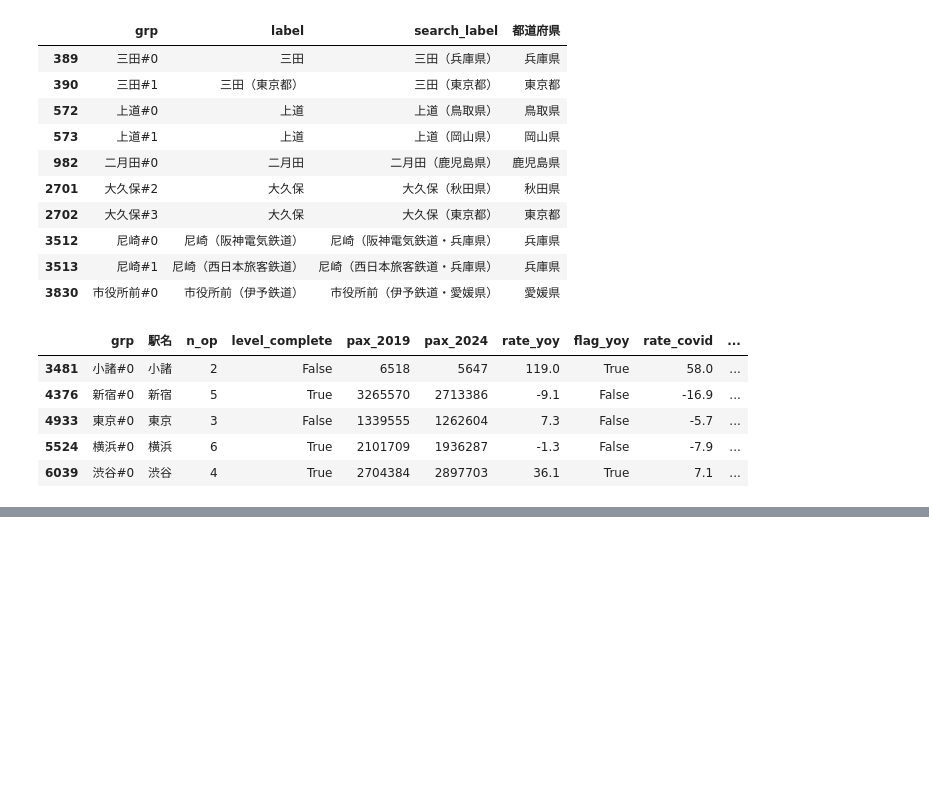
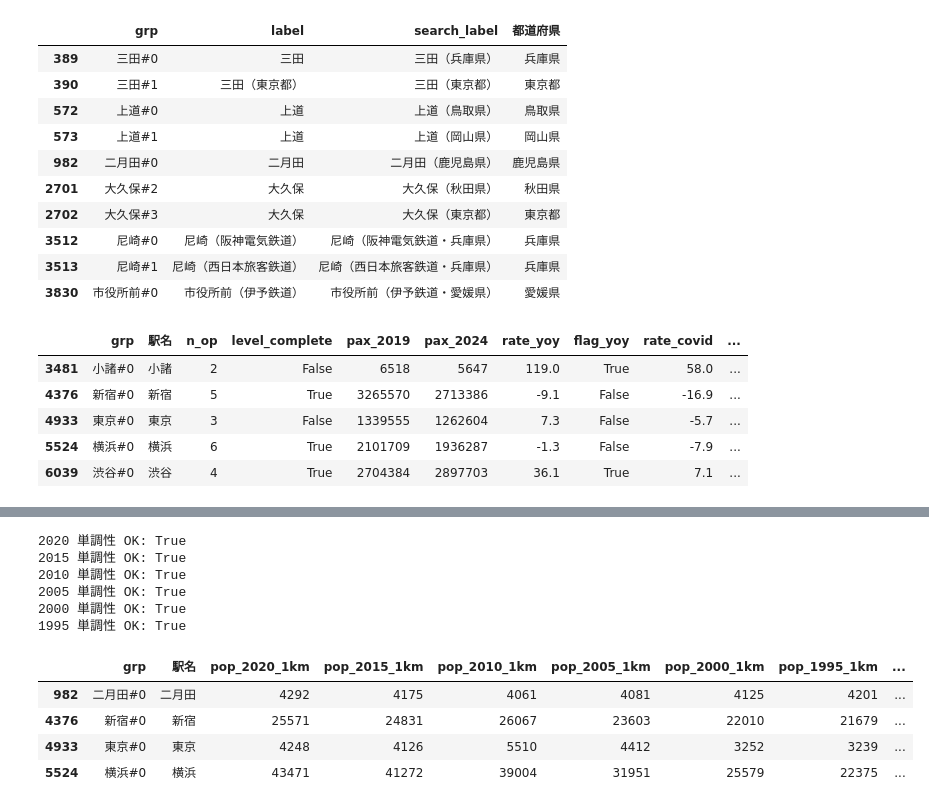
Before and after one commit to kusui26/ai-database-map, a Jupyter notebook: script/create_dataset_for_AI_Database_Map.ipynb, the cells around one changed output, grey strips where cells are left out. Cells and saved outputs as stored; diff of their text form; code cells hidden in the pictures; blank space fills up the shorter version.

```diff
--- a/script/create_dataset_for_AI_Database_Map.ipynb
+++ b/script/create_dataset_for_AI_Database_Map.ipynb
@@ -549,0 +538,28 @@ station_group[station_group["grp"].isin(["東京#0","新宿#0","渋谷#0","横
+# %%
+# 年ごとにメッシュ人口を算出 → pop_{year}_<半径> 列を付与（2020/2015=250m, 2010/2005/2000/1995=500m）
+MESH_YEARS = {
+    2020: BASE_DIR / "data" / "国勢調査_人口及び世帯_2020_mesh250",
+    2015: BASE_DIR / "data" / "国勢調査_人口及び世帯_2015_mesh250",
+    2010: BASE_DIR / "data" / "国勢調査_人口及び世帯_2010_mesh500",
+    2005: BASE_DIR / "data" / "国勢調査_人口及び世帯_2005_mesh500",
+    2000: BASE_DIR / "data" / "国勢調査_人口及び世帯_2000_mesh500",
+    1995: BASE_DIR / "data" / "国勢調査_人口及び世帯_1995_mesh500",
+}
+_sx, _sy = tf_aea.transform(station_group["lon"].to_numpy(), station_group["lat"].to_numpy())
+nST = len(station_group)
+for year, mdir in MESH_YEARS.items():
+    M = load_mesh_pop(mdir); hs = M["has_secrecy"]
+    print(f"[{year}] {M['res_m']}mメッシュ {M['ncell']:,}セル 全国人口計 {M['total']:,}")
+    pop_out = {R: np.zeros(nST) for R in RADII}; hid500 = np.zeros(nST)
+    t0 = time.time()
+    for j in range(nST):
+        o, hr = aggregate_radii(M, _sx[j], _sy[j])
+        for R in RADII: pop_out[R][j] = o[R]
+        hid500[j] = hr
+        if (j+1) % 3000 == 0: print(f"  [{year}] {j+1}/{nST} ({time.time()-t0:.0f}s)")
+    arr = np.maximum.accumulate(np.column_stack([pop_out[R] for R in RADII]), axis=1)   # 単調化（float誤差対策）
+    for k, R in enumerate(RADII):
+        station_group[f"pop_{year}_{RNAME[R]}"] = pd.Series(np.rint(arr[:, k]), index=station_group.index).astype("Int64")
+    station_group[f"pop_{year}_500m_hidden_ratio"] = np.round(hid500, 3) if hs else np.nan   # 2010は秘匿フラグなし
+    print(f"  [{year}] 集計完了 {time.time()-t0:.0f}s  (秘匿フラグ: {'有' if hs else '無'})")
+    del M
@@ -549,0 +584,21 @@ station_group[station_group["grp"].isin(["東京#0","新宿#0","渋谷#0","横
+# %%
+# 検証: 各年の単調性 ＋ 代表駅の年次比較（2020/2015/2010）
+for year in MESH_YEARS:
+    _o = [f"pop_{year}_{RNAME[R]}" for R in RADII]
+    _mono = (station_group[_o].to_numpy()[:, 1:] >= station_group[_o].to_numpy()[:, :-1]).all()
+    print(f"{year} 単調性 OK:", bool(_mono))
+_yrs = sorted(MESH_YEARS, reverse=True)
+_cols = [f"pop_{y}_{r}" for r in ["1km","5km","20km"] for y in _yrs]
+station_group[station_group["grp"].isin(["東京#0","新宿#0","横浜#0","二月田#0"])][["grp","駅名"]+_cols]
+# %% [output]
+2020 単調性 OK: True
+2015 単調性 OK: True
+2010 単調性 OK: True
+2005 単調性 OK: True
+2000 単調性 OK: True
+1995 単調性 OK: True
+|  | grp | 駅名 | pop_2020_1km | pop_2015_1km | pop_2010_1km | pop_2005_1km | pop_2000_1km | pop_1995_1km | ... |
+| 982 | 二月田#0 | 二月田 | 4292 | 4175 | 4061 | 4081 | 4125 | 4201 | ... |
+| 4376 | 新宿#0 | 新宿 | 25571 | 24831 | 26067 | 23603 | 22010 | 21679 | ... |
+| 4933 | 東京#0 | 東京 | 4248 | 4126 | 5510 | 4412 | 3252 | 3239 | ... |
+| 5524 | 横浜#0 | 横浜 | 43471 | 41272 | 39004 | 31951 | 25579 | 22375 | ... |
```
Also changed, not shown: parts of 26 cells of this notebook, 3 other files.
